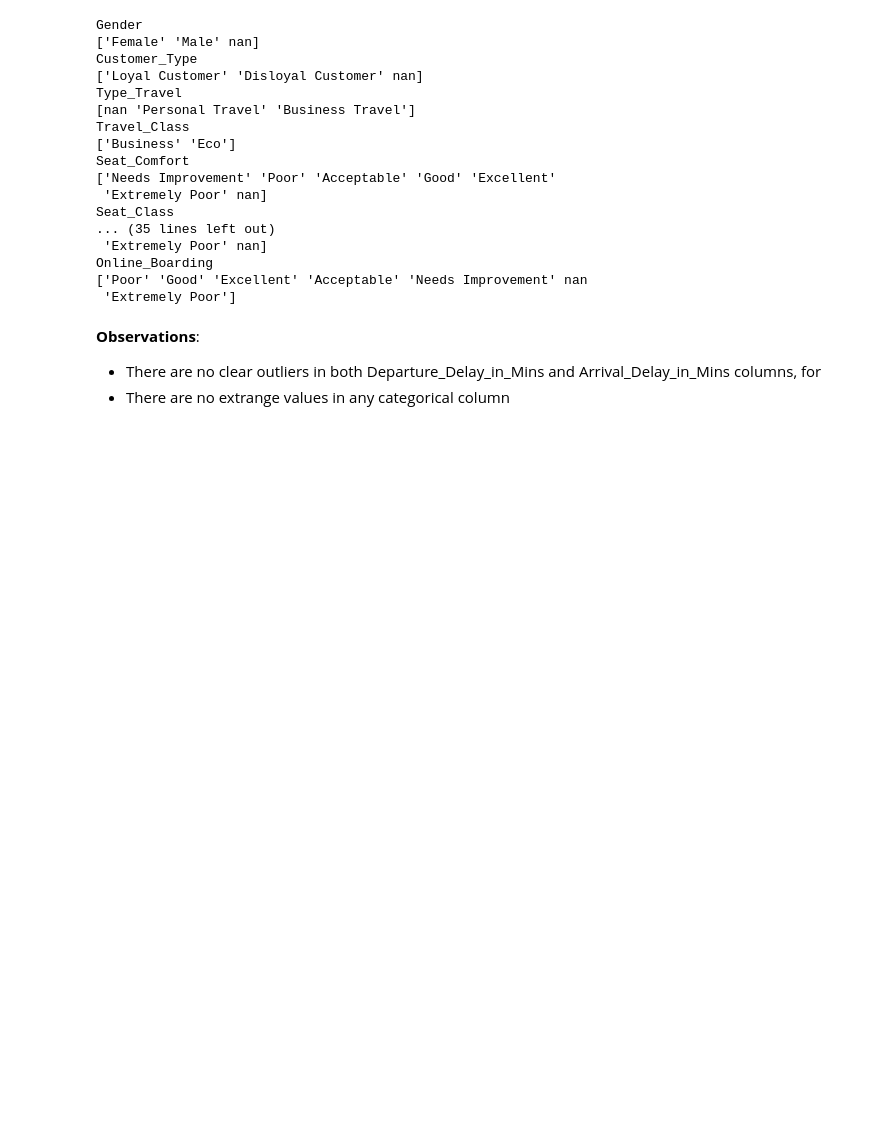
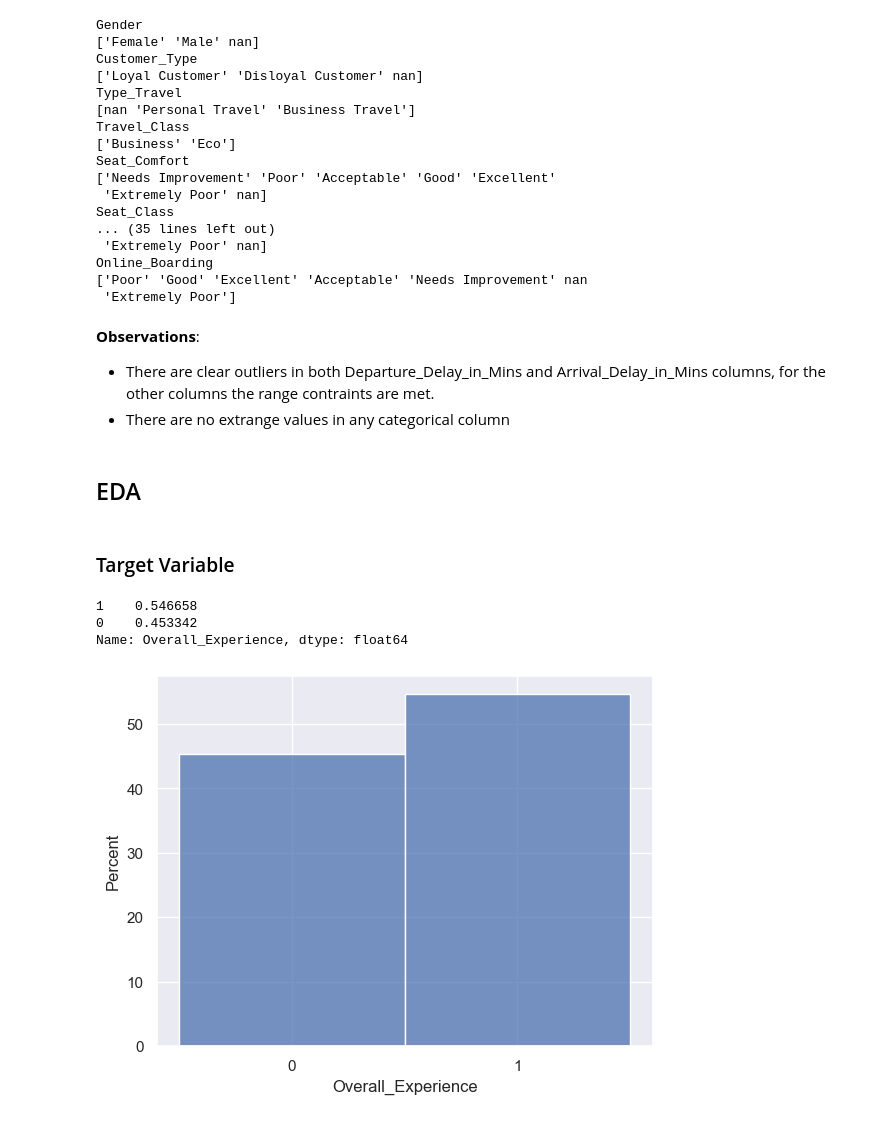
Before and after one commit to agraglez/shinkansen-travel-experience, a Jupyter notebook: notebooks/shinkansen_travel_experience.ipynb, the cells around one changed output. Drawn from its saved outputs; the diff is of its cells as text; code cells hidden in the pictures; blank space fills up the shorter version.

```diff
--- a/notebooks/shinkansen_travel_experience.ipynb
+++ b/notebooks/shinkansen_travel_experience.ipynb
@@ -226,5 +264,23 @@ Online_Boarding
  'Extremely Poor']
 # %% [markdown]
 **Observations**:
-* There are no clear outliers in both Departure_Delay_in_Mins and Arrival_Delay_in_Mins columns, for
+* There are clear outliers in both Departure_Delay_in_Mins and Arrival_Delay_in_Mins columns, for the other columns the range contraints are met.
 * There are no extrange values in any categorical column
+# %% [markdown]
+## EDA
+# %% [markdown]
+### Target Variable
+# %%
+data_train['Overall_Experience'].value_counts(normalize=True)
+# %% [output]
+1    0.546658
+0    0.453342
+Name: Overall_Experience, dtype: float64
+# %%
+sns.set(style = 'darkgrid')
+ax = sns.histplot(data=data_train, x=data_train['Overall_Experience'], discrete = True, stat = 'percent')
+ax.set_xticks([0, 1])
+ax.set_xticklabels(["0", "1"])
+plt.show()
+# %% [output]
+[figure, added]
```
Also changed, not shown: parts of 22 cells of this notebook.
